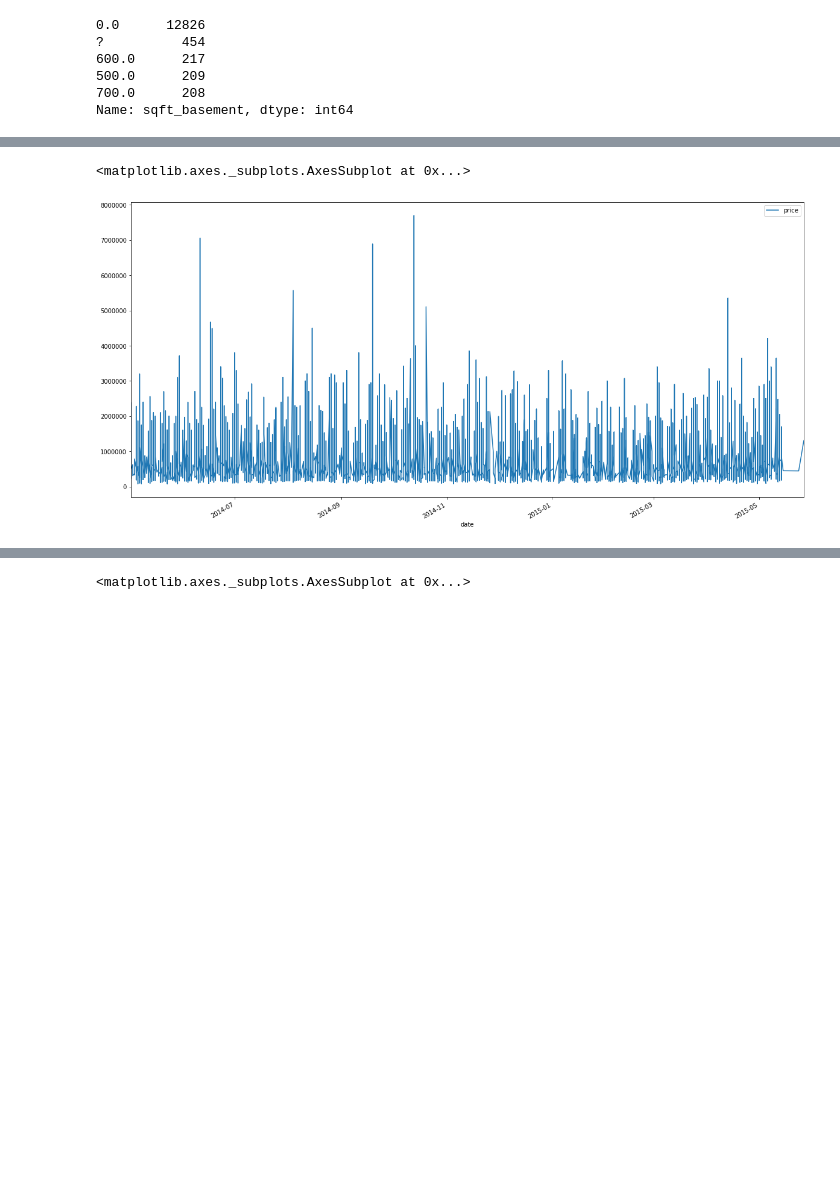
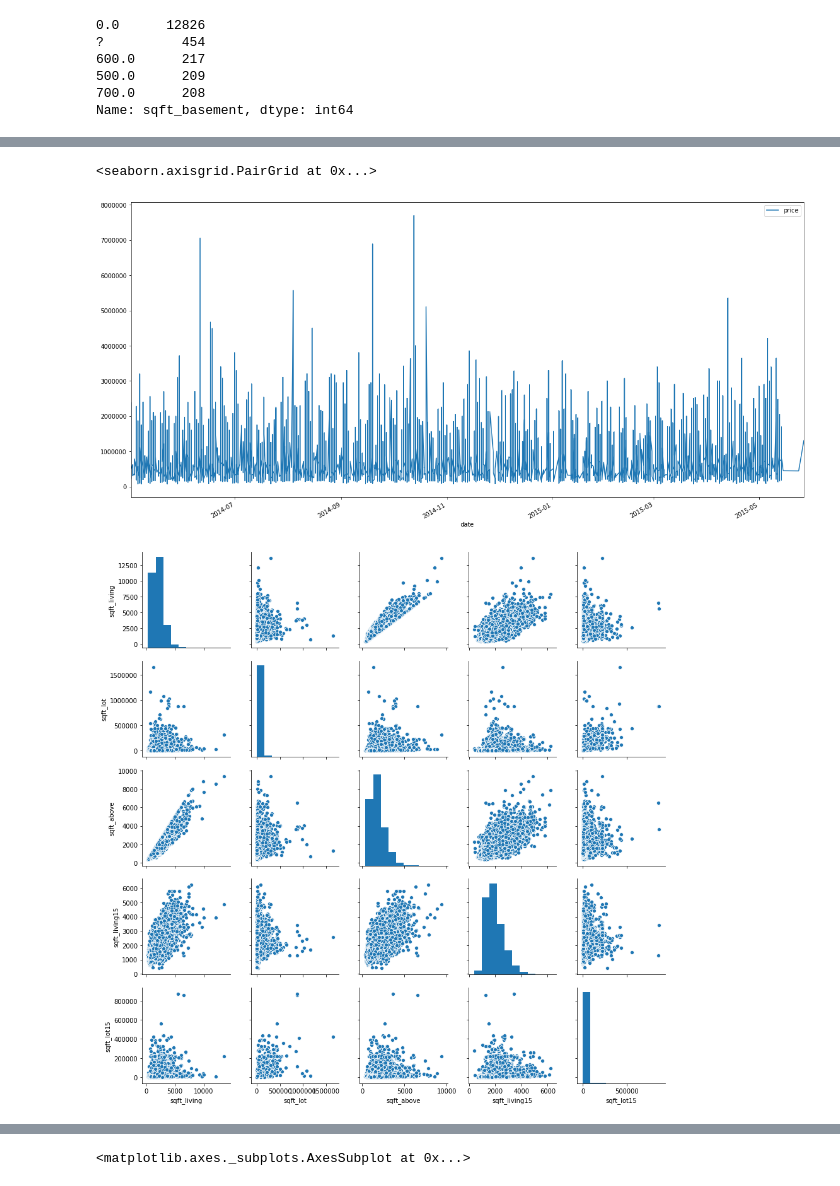
Before and after one commit to nismotie/Analysis-of-Seattle-Housing-Data, a Jupyter notebook: Aroa_yeo.ipynb, the cells around one changed output, grey strips where cells are left out. Cells and saved outputs as stored; diff of their text form; code cells hidden in the pictures; blank space fills up the shorter version.

```diff
--- a/Aroa_yeo.ipynb
+++ b/Aroa_yeo.ipynb
@@ -108,7 +108,12 @@ df.corr()
 # %%
 df_clean.head()
 
 df_clean.plot(x='date', y='price', figsize = (20,10))
+
+plot_df = df.loc[:,['sqft_living', 'sqft_lot','sqft_above', 'sqft_basement', 'sqft_living15', 'sqft_lot15']]
+
+sns.pairplot(plot_df)
 # %% [output]
-<matplotlib.axes._subplots.AxesSubplot at 0x...>
+<seaborn.axisgrid.PairGrid at 0x...>
 [figure]
+[figure, added]
```
Also changed, not shown: parts of 33 cells of this notebook.
